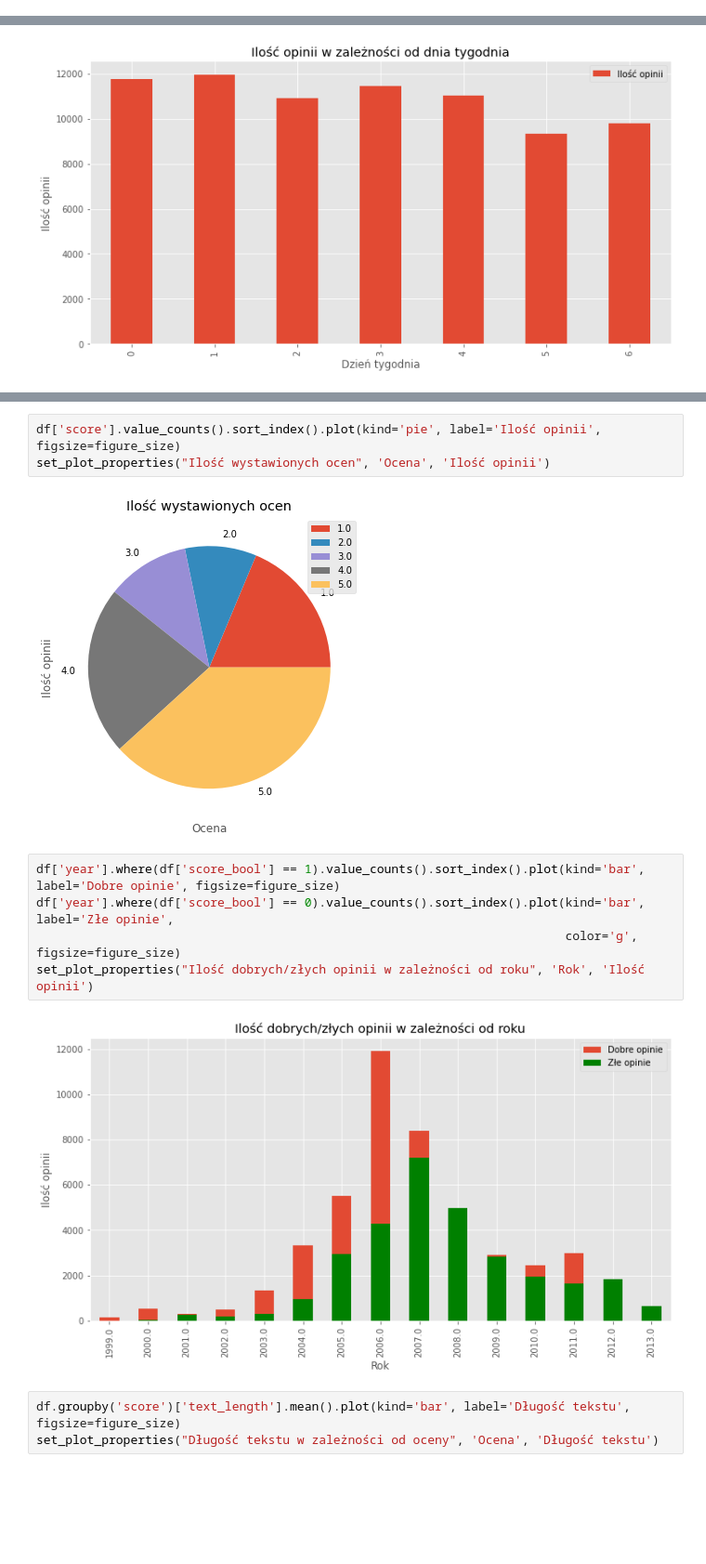
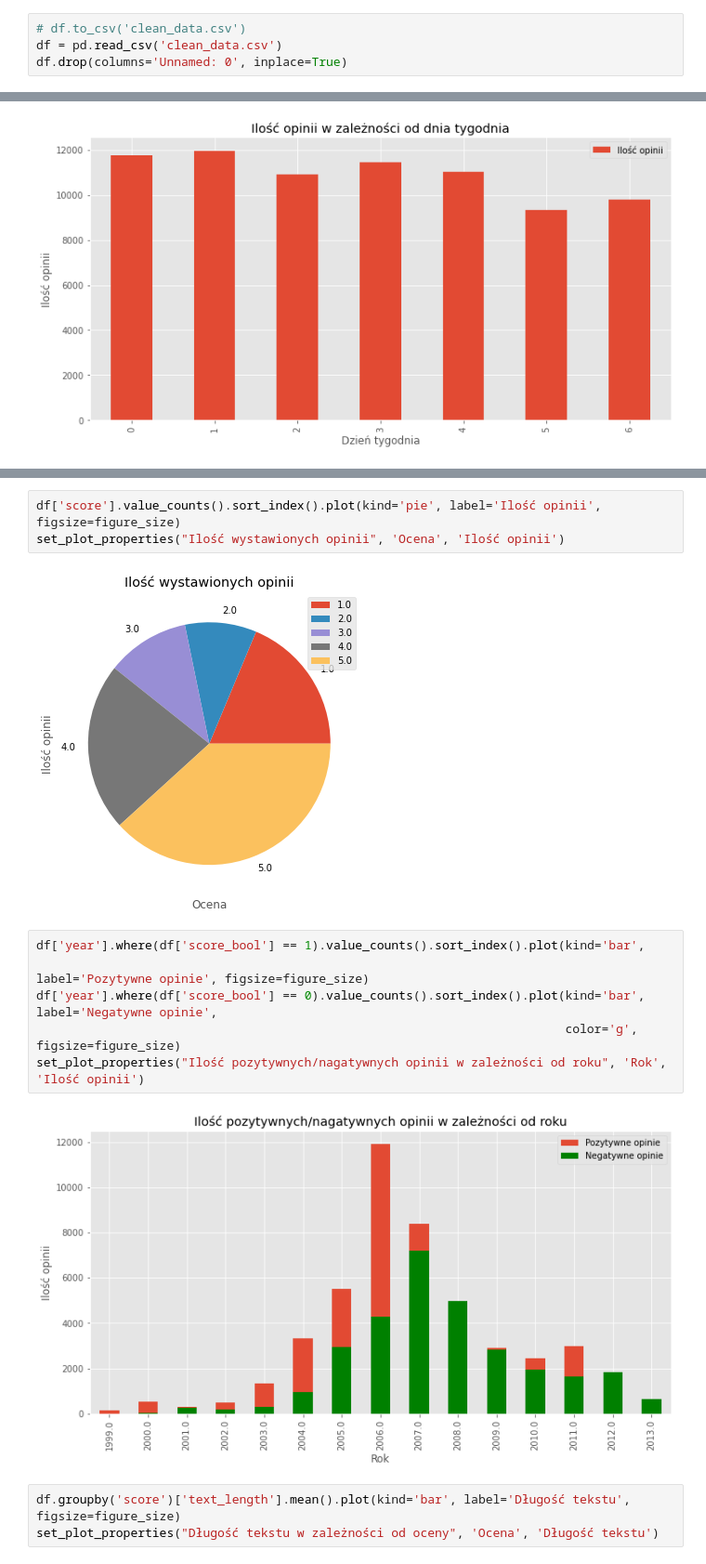
Before and after one commit to Dominik242633/Amazon-Reviews, a Jupyter notebook: Data analysis.ipynb, the cells around one changed output, grey strips where cells are left out. Shown at 93% size. Saved outputs shown, nothing was run; the diff lists cells and outputs as text; blank space fills up the shorter version.

```diff
--- a/Data analysis.ipynb
+++ b/Data analysis.ipynb
@@ -135,3 +181,7 @@ df = df[df['title'] != '']
+# %%
+# df.to_csv('clean_data.csv')
+df = pd.read_csv('clean_data.csv')
+df.drop(columns='Unnamed: 0', inplace=True)
 # %% [markdown]
 Wygląd danych po przekształceniach
 # %%
@@ -295,16 +370,17 @@ set_plot_properties("Ilość wystawionych ocen", 'Ocena', 'Ilość opinii')
 [figure]
 # %%
 df['score'].value_counts().sort_index().plot(kind='pie', label='Ilość opinii', figsize=figure_size)
-set_plot_properties("Ilość wystawionych ocen", 'Ocena', 'Ilość opinii')
+set_plot_properties("Ilość wystawionych opinii", 'Ocena', 'Ilość opinii')
 # %% [output]
-[figure, old version]
+[figure, new version]
 # %%
-df['year'].where(df['score_bool'] == 1).value_counts().sort_index().plot(kind='bar', label='Dobre opinie', figsize=figure_size)
-df['year'].where(df['score_bool'] == 0).value_counts().sort_index().plot(kind='bar', label='Złe opinie',
+df['year'].where(df['score_bool'] == 1).value_counts().sort_index().plot(kind='bar',
+                                                                         label='Pozytywne opinie', figsize=figure_size)
+df['year'].where(df['score_bool'] == 0).value_counts().sort_index().plot(kind='bar', label='Negatywne opinie',
                                                                          color='g', figsize=figure_size)
-set_plot_properties("Ilość dobrych/złych opinii w zależności od roku", 'Rok', 'Ilość opinii')
+set_plot_properties("Ilość pozytywnych/nagatywnych opinii w zależności od roku", 'Rok', 'Ilość opinii')
 # %% [output]
-[figure, old version]
+[figure, new version]
 # %%
 df.groupby('score')['text_length'].mean().plot(kind='bar', label='Długość tekstu', figsize=figure_size)
 set_plot_properties("Długość tekstu w zależności od oceny", 'Ocena', 'Długość tekstu')
```
Also changed, not shown: parts of 45 cells of this notebook.
